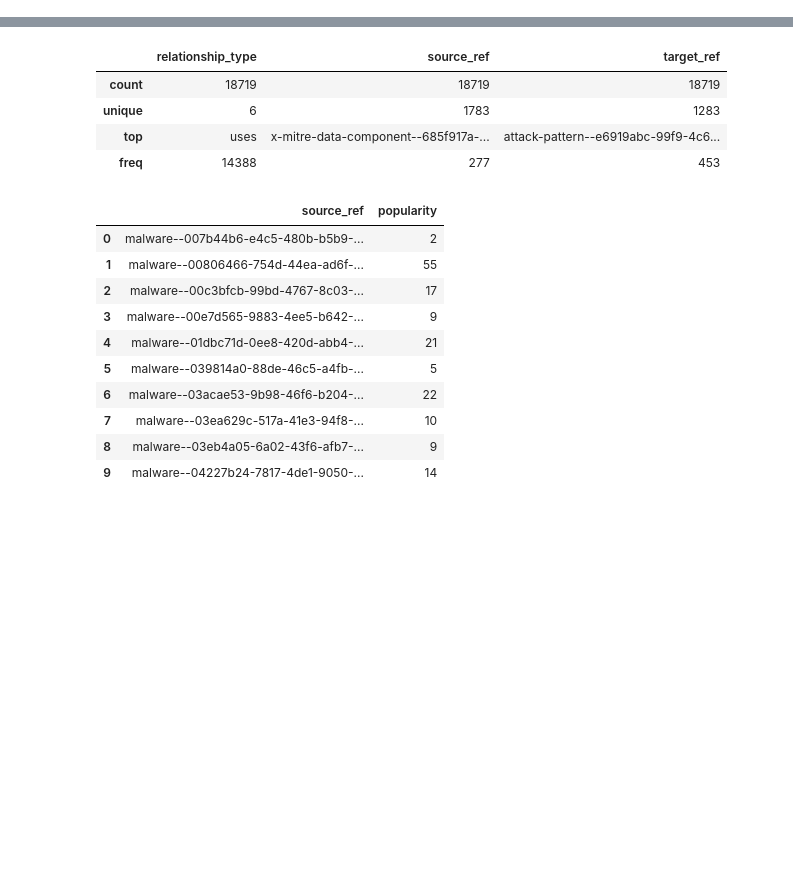
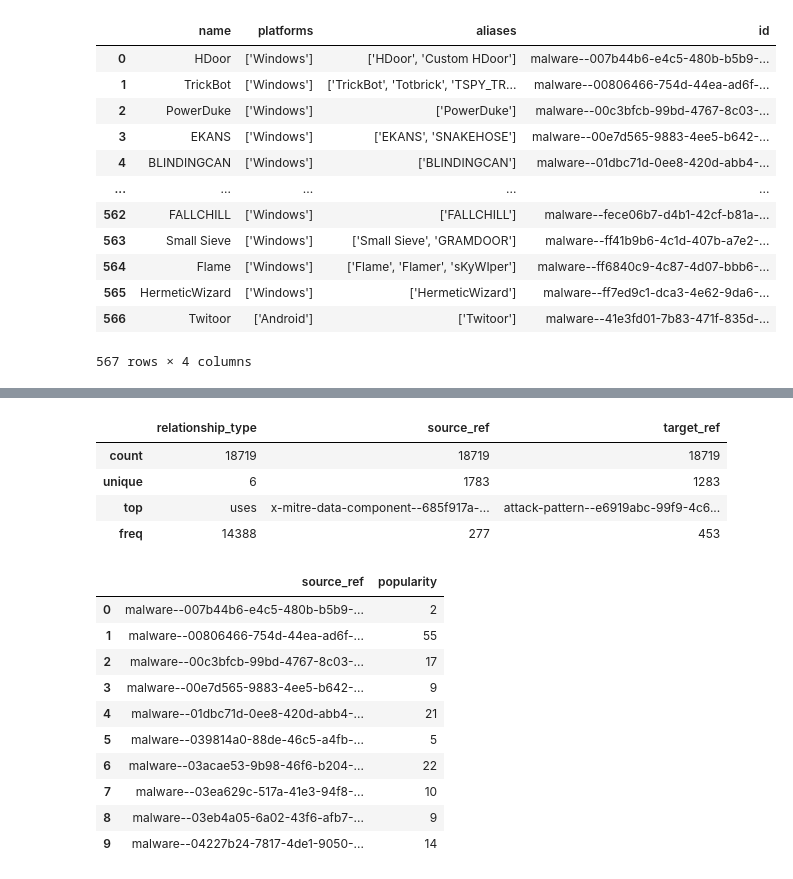
Before and after one commit to MOHAMMAD-UMAIR/ESP, a Jupyter notebook: test.ipynb, the cells around one changed output, grey strips where cells are left out. Drawn from its saved outputs; the diff is of its cells as text; code cells hidden in the pictures; blank space fills up the shorter version.

```diff
--- a/test.ipynb
+++ b/test.ipynb
@@ -2,0 +94,16 @@ import pandas as pd
+# %%
+data_mal
+# %% [output]
+|  | name | platforms | aliases | id |
+| 0 | HDoor | ['Windows'] | ['HDoor', 'Custom HDoor'] | malware--007b44b6-e4c5-480b-b5b9-... |
+| 1 | TrickBot | ['Windows'] | ['TrickBot', 'Totbrick', 'TSPY_TR... | malware--00806466-754d-44ea-ad6f-... |
+| 2 | PowerDuke | ['Windows'] | ['PowerDuke'] | malware--00c3bfcb-99bd-4767-8c03-... |
+| 3 | EKANS | ['Windows'] | ['EKANS', 'SNAKEHOSE'] | malware--00e7d565-9883-4ee5-b642-... |
+| 4 | BLINDINGCAN | ['Windows'] | ['BLINDINGCAN'] | malware--01dbc71d-0ee8-420d-abb4-... |
+| ... | ... | ... | ... | ... |
+| 562 | FALLCHILL | ['Windows'] | ['FALLCHILL'] | malware--fece06b7-d4b1-42cf-b81a-... |
+| 563 | Small Sieve | ['Windows'] | ['Small Sieve', 'GRAMDOOR'] | malware--ff41b9b6-4c1d-407b-a7e2-... |
+| 564 | Flame | ['Windows'] | ['Flame', 'Flamer', 'sKyWIper'] | malware--ff6840c9-4c87-4d07-bbb6-... |
+| 565 | HermeticWizard | ['Windows'] | ['HermeticWizard'] | malware--ff7ed9c1-dca3-4e62-9da6-... |
+| 566 | Twitoor | ['Android'] | ['Twitoor'] | malware--41e3fd01-7b83-471f-835d-... |
+567 rows × 4 columns
```
Also changed, not shown: parts of 13 cells of this notebook, 3 other files.
